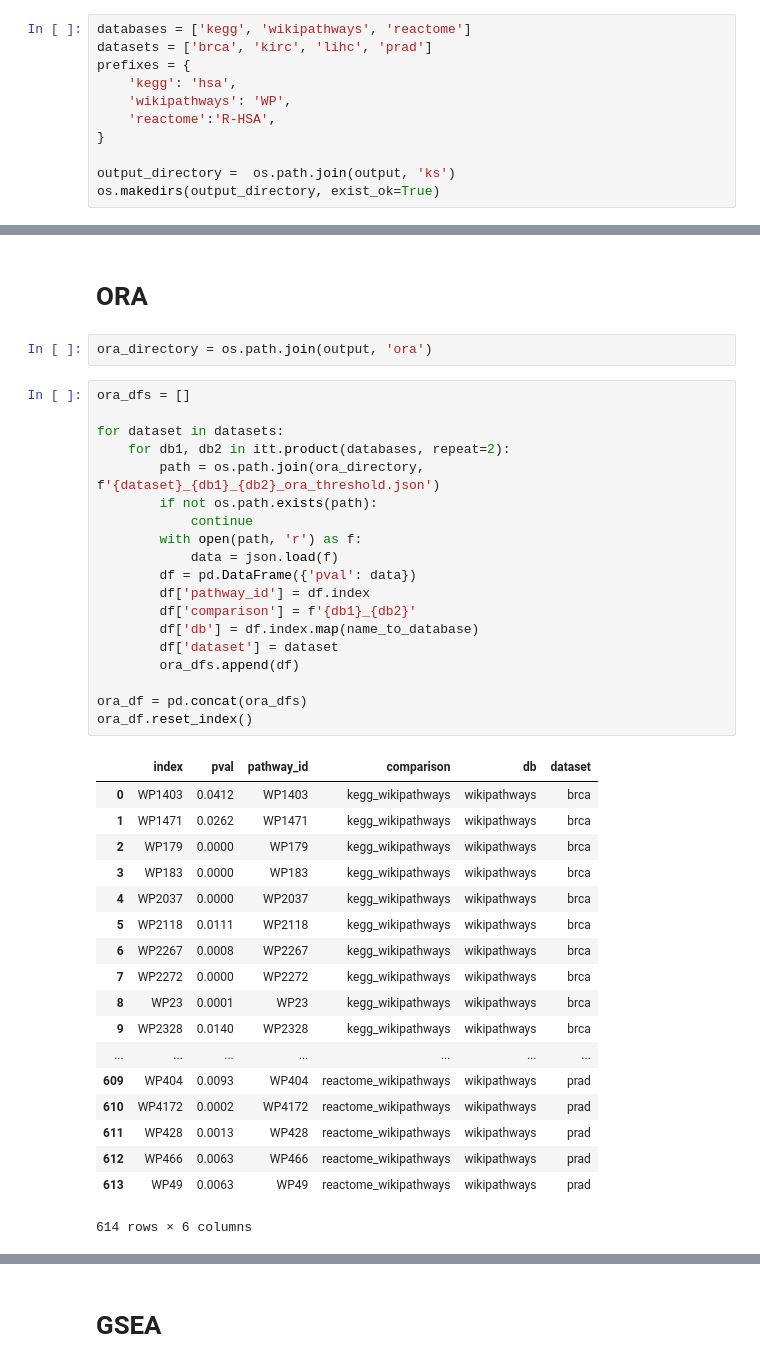
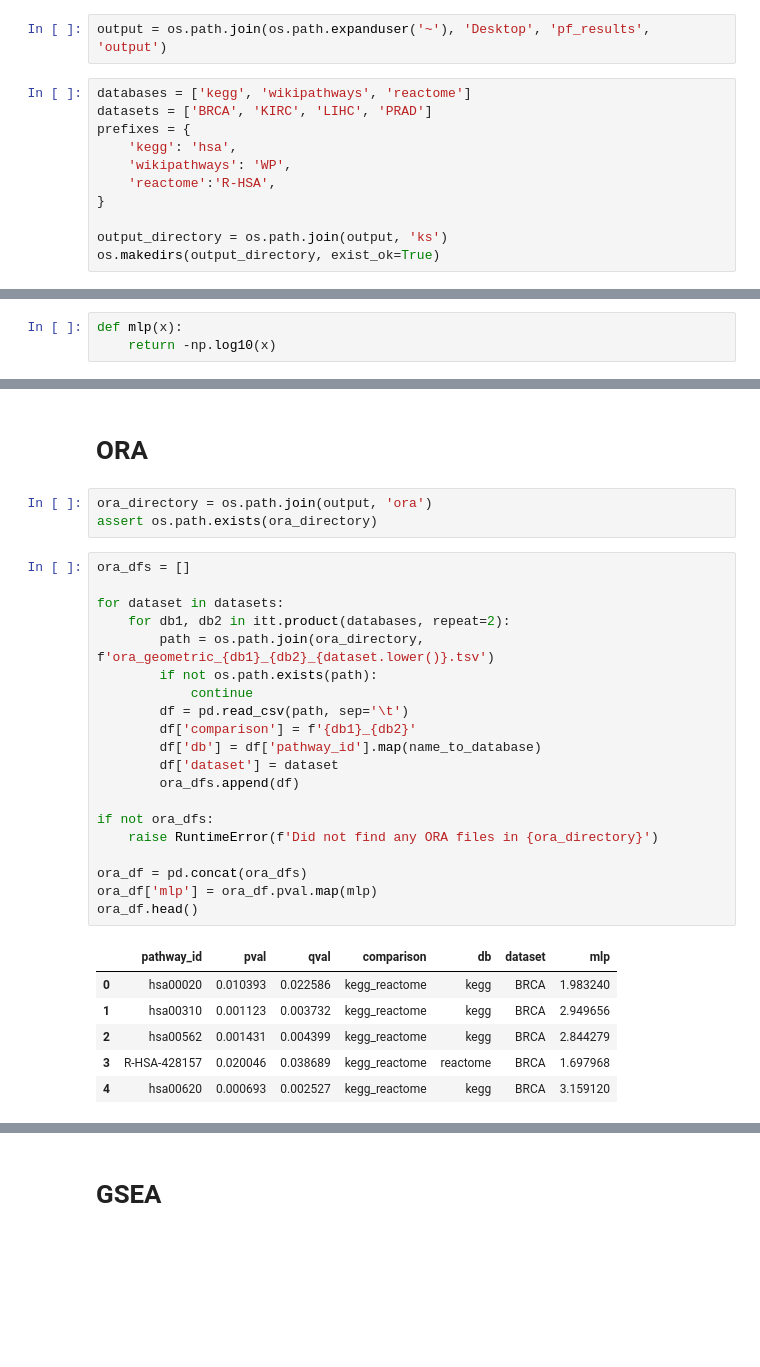
Before and after one commit to pathwayforte/results, a Jupyter notebook: notebooks/evaluation/Comparisons of P-Value Distributions of Pathway Analogs.ipynb, the cells around one changed output, grey strips where cells are left out. Cells and saved outputs as stored; diff of their text form; blank space fills up the shorter version.

Commit message:
Update comparison notebook
- Use seaborn to make re-make plots of wilcoxon p-values
- use functions to make plots more similarly
- add KS test of MLP differences

```diff
--- a/notebooks/evaluation/Comparisons of P-Value Distributions of Pathway Analogs.ipynb
+++ b/notebooks/evaluation/Comparisons of P-Value Distributions of Pathway Analogs.ipynb
@@ -41,16 +44,21 @@ output = os.environ['ENRICHMENT_OUTPUT']
+# %%
+output = os.path.join(os.path.expanduser('~'), 'Desktop', 'pf_results', 'output')
 # %%
 databases = ['kegg', 'wikipathways', 'reactome']
-datasets = ['brca', 'kirc', 'lihc', 'prad']
+datasets = ['BRCA', 'KIRC', 'LIHC', 'PRAD']
 prefixes = {
     'kegg': 'hsa',
     'wikipathways': 'WP',
     'reactome':'R-HSA',
 }
 
-output_directory =  os.path.join(output, 'ks')
+output_directory = os.path.join(output, 'ks')
 os.makedirs(output_directory, exist_ok=True)
 # %%
 def name_to_database(name):
     for database, prefix in prefixes.items():
         if name.startswith(prefix):
             return database
+# %%
+def mlp(x):
+    return -np.log10(x)
@@ -58,41 +84,31 @@ def name_to_database(name):
 # ORA
 # %%
 ora_directory = os.path.join(output, 'ora')
+assert os.path.exists(ora_directory)
 # %%
 ora_dfs = []
 
 for dataset in datasets:
     for db1, db2 in itt.product(databases, repeat=2):
-        path = os.path.join(ora_directory, f'{dataset}_{db1}_{db2}_ora_threshold.json')
+        path = os.path.join(ora_directory, f'ora_geometric_{db1}_{db2}_{dataset.lower()}.tsv')
         if not os.path.exists(path):
             continue
-        with open(path, 'r') as f:
-            data = json.load(f)
-        df = pd.DataFrame({'pval': data})
-        df['pathway_id'] = df.index
+        df = pd.read_csv(path, sep='\t')
         df['comparison'] = f'{db1}_{db2}'
-        df['db'] = df.index.map(name_to_database)
+        df['db'] = df['pathway_id'].map(name_to_database)
         df['dataset'] = dataset
         ora_dfs.append(df)
 
+if not ora_dfs:
+    raise RuntimeError(f'Did not find any ORA files in {ora_directory}')
+
 ora_df = pd.concat(ora_dfs)
-ora_df.reset_index()
+ora_df['mlp'] = ora_df.pval.map(mlp)
+ora_df.head()
 # %% [output]
-|  | index | pval | pathway_id | comparison | db | dataset |
-| 0 | WP1403 | 0.0412 | WP1403 | kegg_wikipathways | wikipathways | brca |
-| 1 | WP1471 | 0.0262 | WP1471 | kegg_wikipathways | wikipathways | brca |
-| 2 | WP179 | 0.0000 | WP179 | kegg_wikipathways | wikipathways | brca |
-| 3 | WP183 | 0.0000 | WP183 | kegg_wikipathways | wikipathways | brca |
-| 4 | WP2037 | 0.0000 | WP2037 | kegg_wikipathways | wikipathways | brca |
-| 5 | WP2118 | 0.0111 | WP2118 | kegg_wikipathways | wikipathways | brca |
-| 6 | WP2267 | 0.0008 | WP2267 | kegg_wikipathways | wikipathways | brca |
-| 7 | WP2272 | 0.0000 | WP2272 | kegg_wikipathways | wikipathways | brca |
-| 8 | WP23 | 0.0001 | WP23 | kegg_wikipathways | wikipathways | brca |
-| 9 | WP2328 | 0.0140 | WP2328 | kegg_wikipathways | wikipathways | brca |
-| ... | ... | ... | ... | ... | ... | ... |
-| 609 | WP404 | 0.0093 | WP404 | reactome_wikipathways | wikipathways | prad |
-| 610 | WP4172 | 0.0002 | WP4172 | reactome_wikipathways | wikipathways | prad |
-| 611 | WP428 | 0.0013 | WP428 | reactome_wikipathways | wikipathways | prad |
-| 612 | WP466 | 0.0063 | WP466 | reactome_wikipathways | wikipathways | prad |
-| 613 | WP49 | 0.0063 | WP49 | reactome_wikipathways | wikipathways | prad |
+|  | pathway_id | pval | qval | comparison | db | dataset | mlp |
+| 0 | hsa00020 | 0.010393 | 0.022586 | kegg_reactome | kegg | BRCA | 1.983240 |
+| 1 | hsa00310 | 0.001123 | 0.003732 | kegg_reactome | kegg | BRCA | 2.949656 |
+| 2 | hsa00562 | 0.001431 | 0.004399 | kegg_reactome | kegg | BRCA | 2.844279 |
+| 3 | R-HSA-428157 | 0.020046 | 0.038689 | kegg_reactome | reactome | BRCA | 1.697968 |
+| 4 | hsa00620 | 0.000693 | 0.002527 | kegg_reactome | kegg | BRCA | 3.159120 |
-614 rows × 6 columns
```
Also changed, not shown: parts of 34 cells of this notebook.
